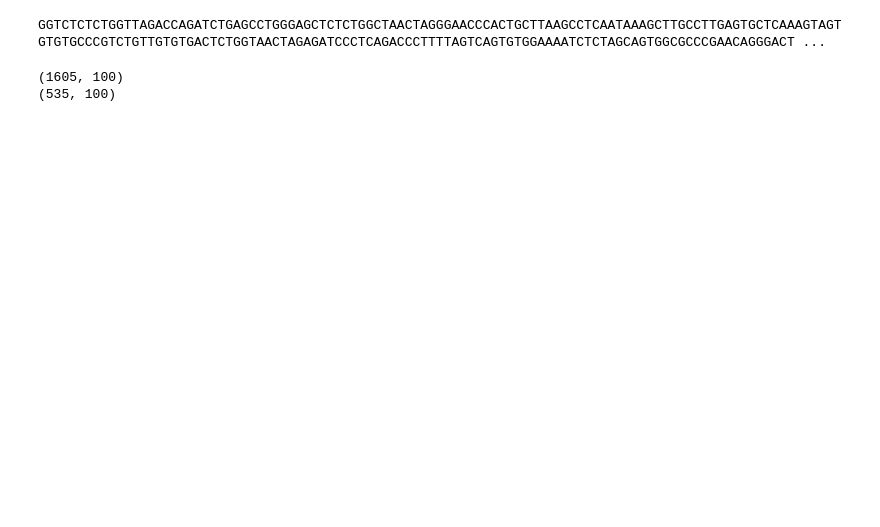
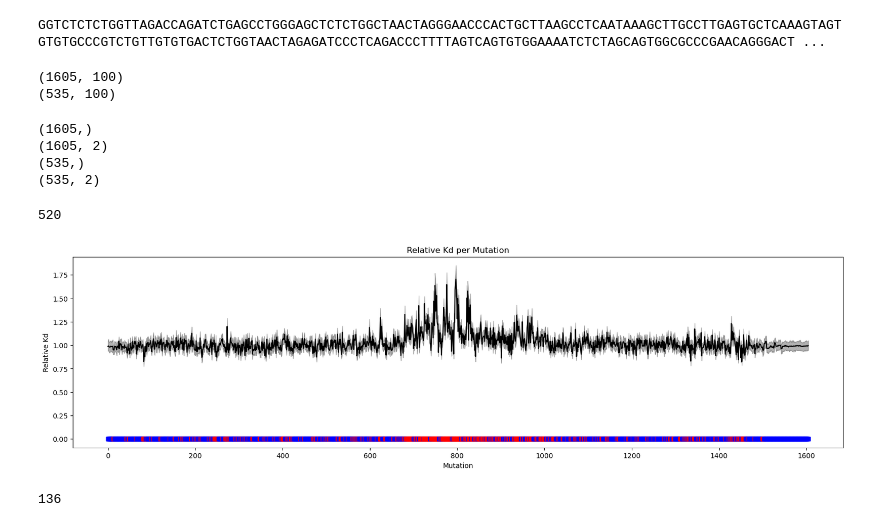
Before and after one commit to JoshuaGensel/MIME_ML, a Jupyter notebook: src/experimental_analysis.ipynb, the cells around one changed output. Saved outputs shown, nothing was run; the diff lists cells and outputs as text; code cells hidden in the pictures; blank space fills up the shorter version.

Commit message:
experimental analysis

```diff
--- a/src/experimental_analysis.ipynb
+++ b/src/experimental_analysis.ipynb
@@ -235,0 +170,60 @@ print(kds_position.shape)
+# %%
+# load single kd predictions
+kds_nucleotide = np.loadtxt('./experimental_model/kds_nucleotide.txt')
+kds_position = np.loadtxt('./experimental_model/kds_position.txt')
+# %%
+kds_nucleotide_means = np.mean(kds_nucleotide, axis=1)
+kds_nucleotide_confidence = np.zeros((kds_nucleotide.shape[0], 2))
+for i in range(kds_nucleotide.shape[0]):
+    kds_nucleotide_confidence[i] = np.quantile(kds_nucleotide[i], [0.025, 0.975])
+
+kds_position_means = np.mean(kds_position, axis=1)
+kds_position_confidence = np.zeros((kds_position.shape[0], 2))
+for i in range(kds_position.shape[0]):
+    kds_position_confidence[i] = np.quantile(kds_position[i], [0.005, 0.975])
+
+print(kds_nucleotide_means.shape)
+print(kds_nucleotide_confidence.shape)
+print(kds_position_means.shape)
+print(kds_position_confidence.shape)
+# %% [output]
+(1605,)
+(1605, 2)
+(535,)
+(535, 2)
+# %%
+# iterate over all nucleotide kds and check if they are significant
+significant_kds = []
+for i in range(kds_nucleotide.shape[0]):
+    if kds_nucleotide_confidence[i, 0] > 1 or kds_nucleotide_confidence[i, 1] < 1:
+        significant_kds.append(1)
+    else:
+        significant_kds.append(0)
+
+print(sum(significant_kds))
+# %% [output]
+520
+# %%
+# plot kd per nucleotide along sequence with confidence interval as lower alpha
+plt.figure(figsize=(20, 5))
+plt.plot(kds_nucleotide_means, color='black')
+plt.fill_between(np.arange(kds_nucleotide_means.shape[0]), kds_nucleotide_confidence[:, 0], kds_nucleotide_confidence[:, 1], alpha=0.3, color='black')
+plt.scatter(np.arange(kds_nucleotide_means.shape[0]), np.zeros(kds_nucleotide_means.shape[0]), c=significant_kds, cmap='bwr', marker=',')
+plt.xlabel('Mutation')
+plt.ylabel('Relative Kd')
+plt.title('Relative Kd per Mutation')
+plt.show()
+# %% [output]
+[figure, added]
+# %%
+# iterate over all position kds and check if they are significant
+significant_kds = []
+for i in range(kds_position.shape[0]):
+    if kds_position_confidence[i, 0] > 1 or kds_position_confidence[i, 1] < 1:
+        significant_kds.append(1)
+    else:
+        significant_kds.append(0)
+
+print(sum(significant_kds))
+# %% [output]
+136
```
Also changed, not shown: parts of 23 cells of this notebook, 1 other file.
